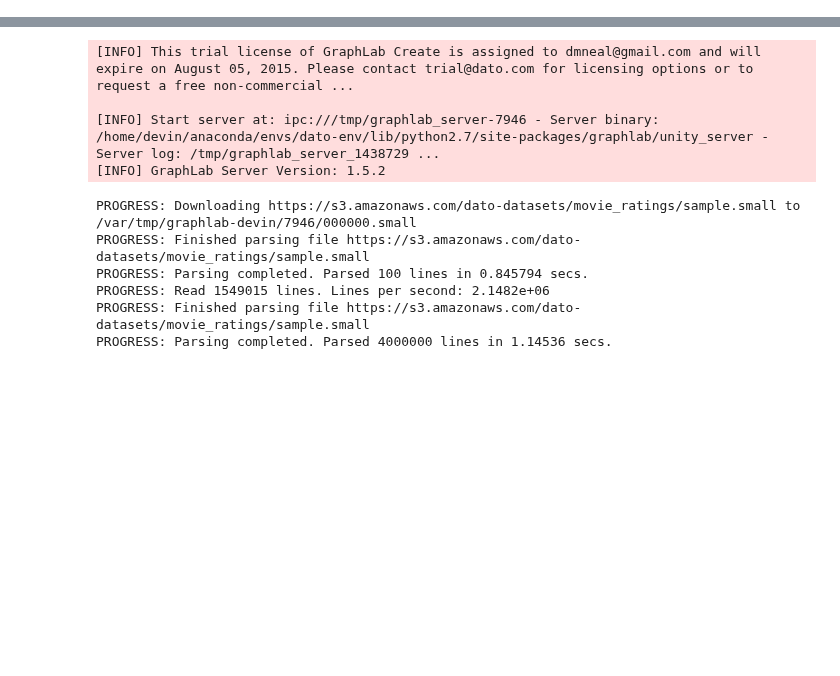
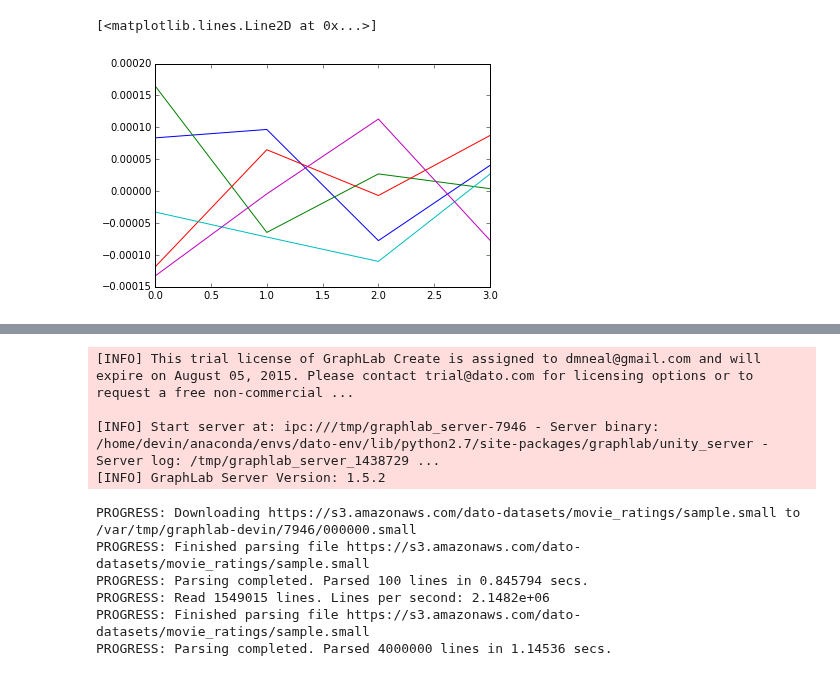
Before and after one commit to dmneal/Capstone, a Jupyter notebook: Graphlab.ipynb, the cells around one changed output, grey strips where cells are left out. Cells and saved outputs as stored; diff of their text form; code cells hidden in the pictures; blank space fills up the shorter version.

```diff
--- a/Graphlab.ipynb
+++ b/Graphlab.ipynb
@@ -4,0 +60,14 @@ import matplotlib.pyplot as plt
+# %%
+n=1
+num_factors = range(5)
+mse_scores = []
+for i in range(n):
+    (train_set, test_set) = sf_data.random_split(0.8)
+    models = [gl.factorization_recommender.create(train_set, 'User', 'Climb', 'rating',
+                                                  max_iterations=5000,
+                                                  num_factors=num,
+                                                  regularization=1e-3,
+                                                  verbose=True)
+              for num in num_factors]
+    mse_scores += [gl.evaluation.rmse(test_set['rating'], mod.predict(test_set))
+                  for mod in models]
@@ -4,0 +92,10 @@ import matplotlib.pyplot as plt
+# %%
+a = models[4]['coefficients']
+plt.plot(a['Climb']['factors'][0])
+plt.plot(a['Climb']['factors'][50])
+plt.plot(a['Climb']['factors'][100])
+plt.plot(a['Climb']['factors'][150])
+plt.plot(a['Climb']['factors'][200])
+# %% [output]
+[<matplotlib.lines.Line2D at 0x...>]
+[figure, added]
```
Also changed, not shown: parts of 35 cells of this notebook, 4 other files.
